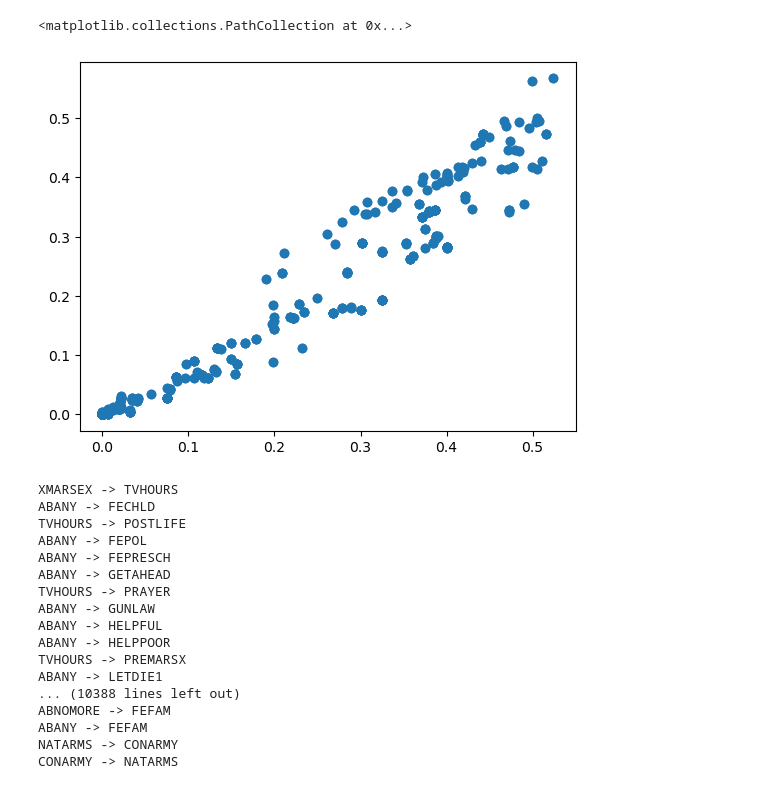
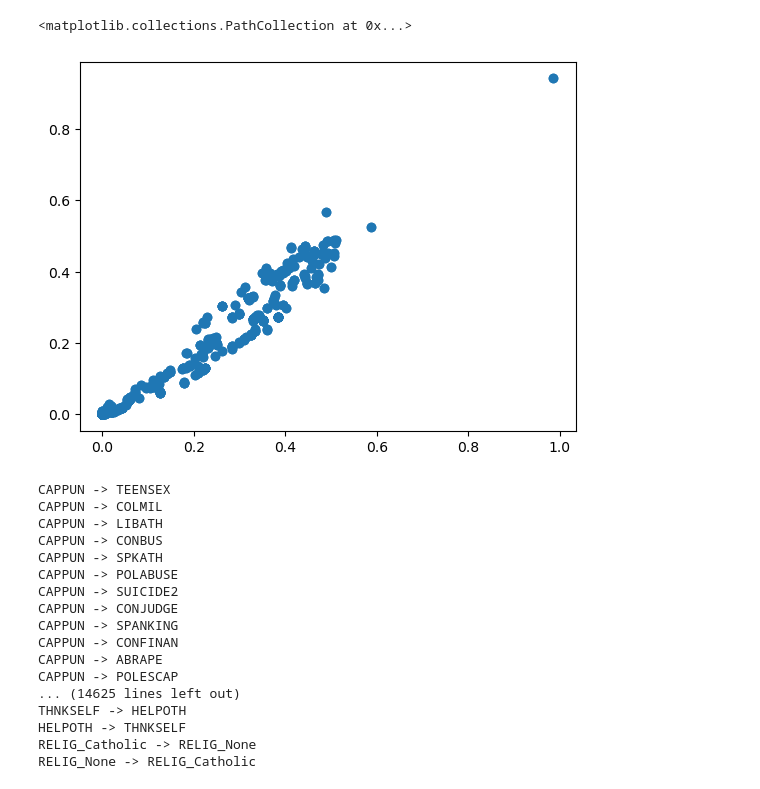
Before and after one commit to victorvikram/BeliefNetworkEvo, a Jupyter notebook: CLEAN/notebooks/results/frustration_analysis.ipynb, the cells around one changed output. Saved outputs shown, nothing was run; the diff lists cells and outputs as text; code cells hidden in the pictures.

```diff
--- a/CLEAN/notebooks/results/frustration_analysis.ipynb
+++ b/CLEAN/notebooks/results/frustration_analysis.ipynb
@@ -24,10 +65,12 @@ G = create_graph_from_adj_mat(adj_mat, var_list)
+# %%
+n_vars = len(var_list)
 # %%
 """ find energy minima, and find how often each edge is frustrated """
 
-initial_vectors = np.random.choice([-1, 0, 1], size=(1000, 102))
+initial_vectors = np.random.choice([-1, 0, 1], size=(1000, n_vars))
 mp_minima, num_changed = multi_pass_optimize(initial_vectors, adj_mat, max_iterations=int(1e4))
-frust_mat = get_frust_mat(adj_mat, mp_minima)
-frust_percentage = get_frust_percentage(frust_mat)
+satisfaction_mats = get_satisfaction_mats(adj_mat, mp_minima)
+frust_percentage = get_frust_percentage(satisfaction_mats)
 # %%
 """ make a histogram of the frustrations """
 
@@ -43,15 +86,15 @@ plt.hist(frust_percentage[adj_mat != 0], bins=20)
 # %%
 """ Find energy minima using simulated annealing, and see how often each edge is frustrated """
 
-initial_vectors = np.random.choice([-1, 0, 1], size=(1000, 102))
+initial_vectors = np.random.choice([-1, 0, 1], size=(1000, n_vars))
 sa_minima, costs = simulated_annealing(initial_vectors, 100, 0.99, int(1e5),
                               lambda vecs: hamiltonian_objective_function(vecs, adj_mat),
                               lambda vecs: flip_step_function(vecs, num_flips=1))
 # %%
 """ calculate the frustration for the simulated annealing minima """
 
-frust_mat_sa = get_frust_mat(adj_mat, sa_minima)
-frust_percentage_sa = get_frust_percentage(frust_mat_sa)
+satisfaction_mats_sa = get_satisfaction_mats(adj_mat, sa_minima)
+frust_percentage_sa = get_frust_percentage(satisfaction_mats_sa)
 # %%
 """ make a histogram of the frustrations """
 
@@ -67,29 +110,31 @@ plt.hist(frust_percentage_sa[adj_mat != 0], bins=20)
 # %%
+""" compare the minima with simulated annealing vs. multi-pass optimize """
 plt.scatter(frust_percentage[adj_mat != 0], frust_percentage_sa[adj_mat != 0])
 # %% [output]
 <matplotlib.collections.PathCollection at 0x...>
-[figure, old version]
+[figure, new version]
 # %%
+""" print the most frustrated edges """
 sorted_indices = np.unravel_index(np.argsort(frust_percentage, axis=None), frust_percentage.shape)
 
 for i, j in zip(*sorted_indices):
     print(f"{var_list[i]} -> {var_list[j]}")
 # %% [output]
-XMARSEX -> TVHOURS
-ABANY -> FECHLD
-TVHOURS -> POSTLIFE
-ABANY -> FEPOL
-ABANY -> FEPRESCH
-ABANY -> GETAHEAD
-TVHOURS -> PRAYER
-ABANY -> GUNLAW
-ABANY -> HELPFUL
-ABANY -> HELPPOOR
-TVHOURS -> PREMARSX
-ABANY -> LETDIE1
-... (10388 lines left out)
-ABNOMORE -> FEFAM
-ABANY -> FEFAM
-NATARMS -> CONARMY
-CONARMY -> NATARMS
+CAPPUN -> TEENSEX
+CAPPUN -> COLMIL
+CAPPUN -> LIBATH
+CAPPUN -> CONBUS
+CAPPUN -> SPKATH
+CAPPUN -> POLABUSE
+CAPPUN -> SUICIDE2
+CAPPUN -> CONJUDGE
+CAPPUN -> SPANKING
+CAPPUN -> CONFINAN
+CAPPUN -> ABRAPE
+CAPPUN -> POLESCAP
+... (14625 lines left out)
+THNKSELF -> HELPOTH
+HELPOTH -> THNKSELF
+RELIG_Catholic -> RELIG_None
+RELIG_None -> RELIG_Catholic
 # %%
```
Also changed, not shown: parts of 20 cells of this notebook, 20 other files.
